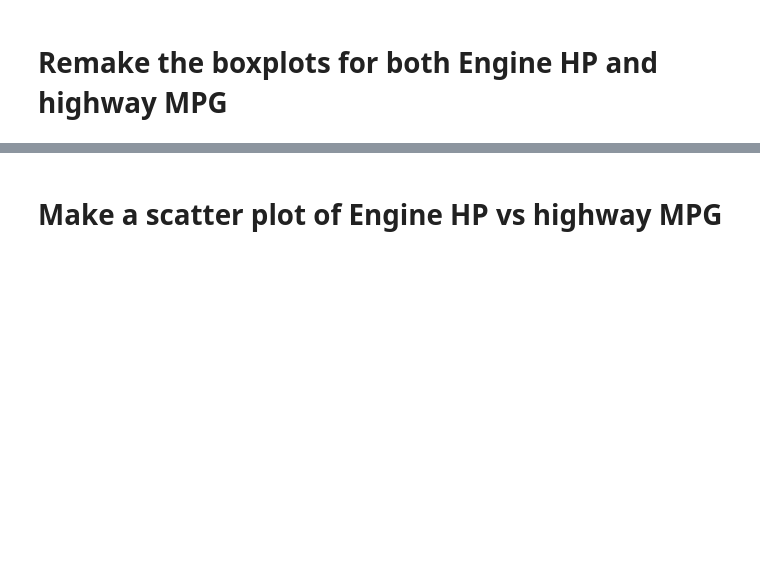
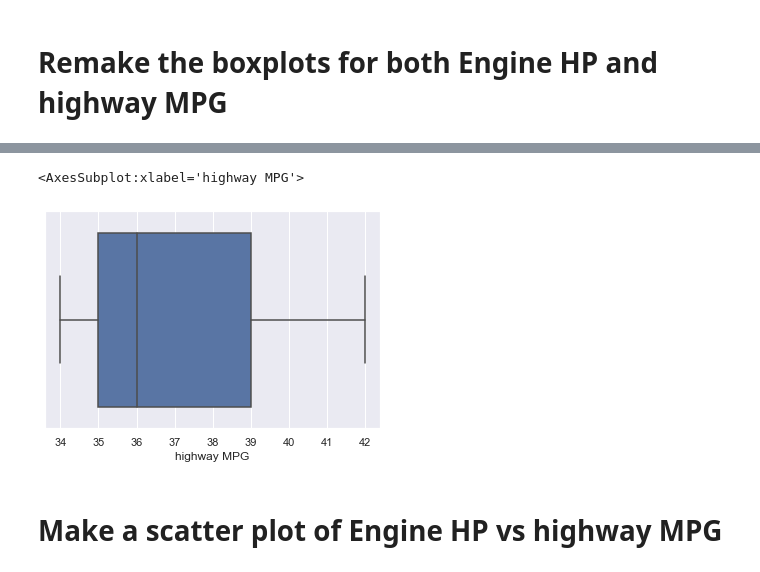
Before and after one commit to edenerio/2022-fall-data-science, a Jupyter notebook: Week-02-EDA/Exercise-EDA.ipynb, the cells around one changed output, grey strips where cells are left out. Saved outputs shown, nothing was run; the diff lists cells and outputs as text; code cells hidden in the pictures; blank space fills up the shorter version.

```diff
--- a/Week-02-EDA/Exercise-EDA.ipynb
+++ b/Week-02-EDA/Exercise-EDA.ipynb
@@ -247,4 +266,8 @@ sns.boxplot(data=df, x='highway MPG')
 # %%
 # highway MPG boxplot
+sns.boxplot(data=MPG_no_outliers, x='highway MPG')
+# %% [output]
+<AxesSubplot:xlabel='highway MPG'>
+[figure, added]
 # %% [markdown]
 # Make a scatter plot of Engine HP vs highway MPG
```
Also changed, not shown: parts of 13 cells of this notebook.
